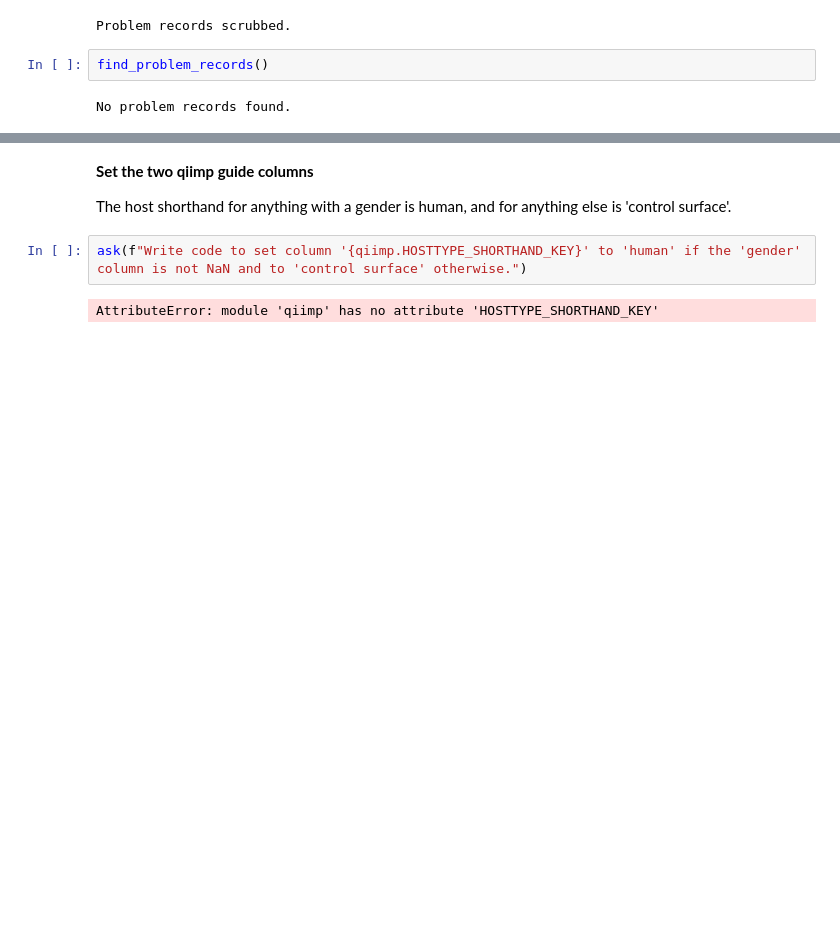
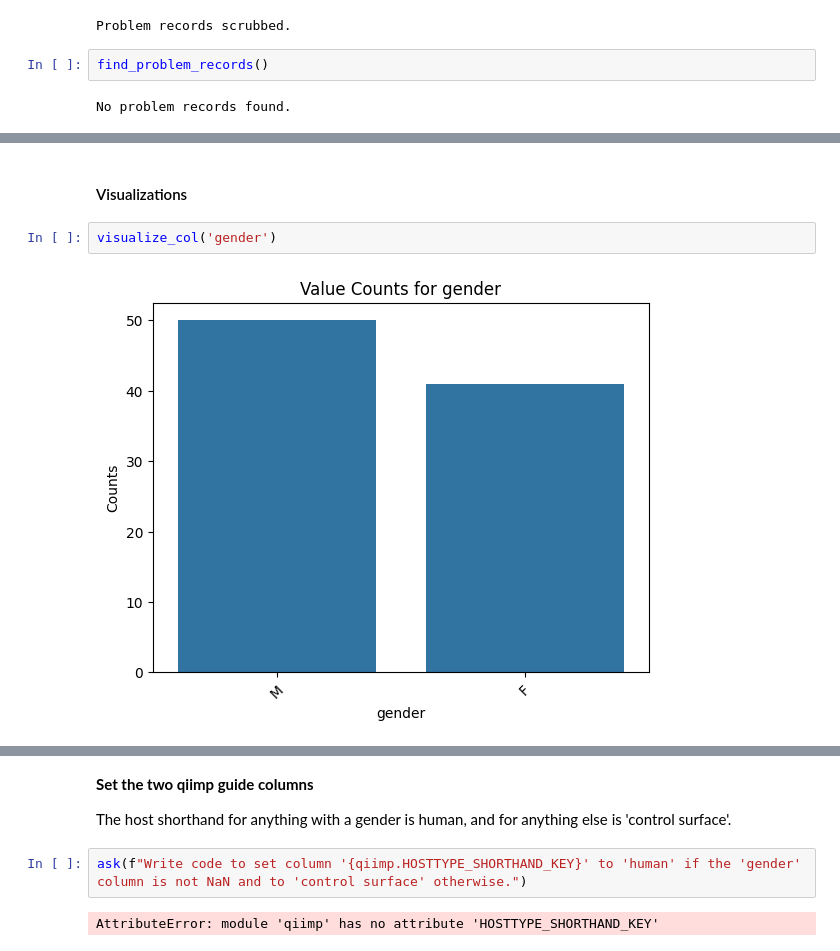
Before and after one commit to dpear/metagpt, a Jupyter notebook: proof_of_concept_nb/proof_of_concept_example_DP.ipynb, the cells around one changed output, grey strips where cells are left out. Saved outputs shown, nothing was run; the diff lists cells and outputs as text; blank space fills up the shorter version.

Commit message:
Implement voice command fixes from Amanda's notebooks; added visualization fns; combine summary stat columns; numeric visualization fns

```diff
--- a/proof_of_concept_nb/proof_of_concept_example_DP.ipynb
+++ b/proof_of_concept_nb/proof_of_concept_example_DP.ipynb
@@ -975,0 +1109,6 @@ cup scrub     2
+# %% [markdown]
+#### Visualizations
+# %%
+visualize_col('gender')
+# %% [output]
+[figure, added]
```
Also changed, not shown: parts of 53 cells of this notebook, 2 other files.
